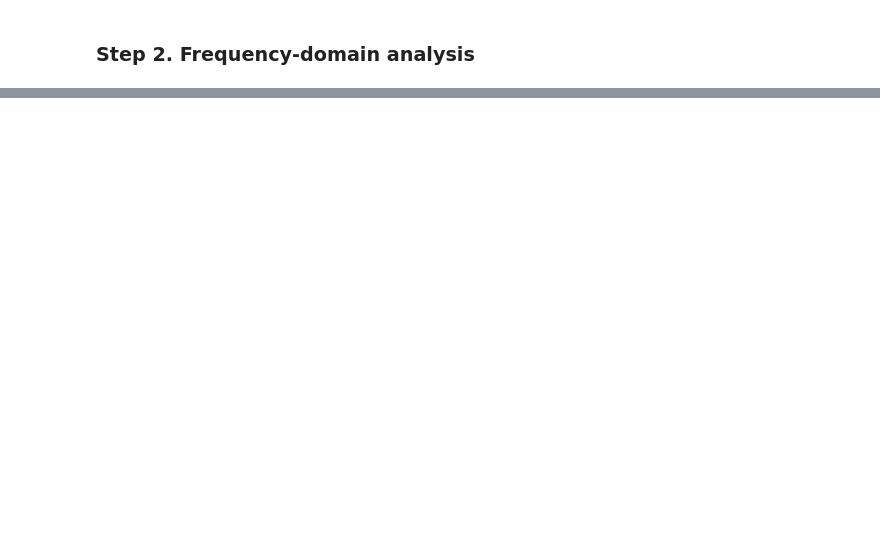
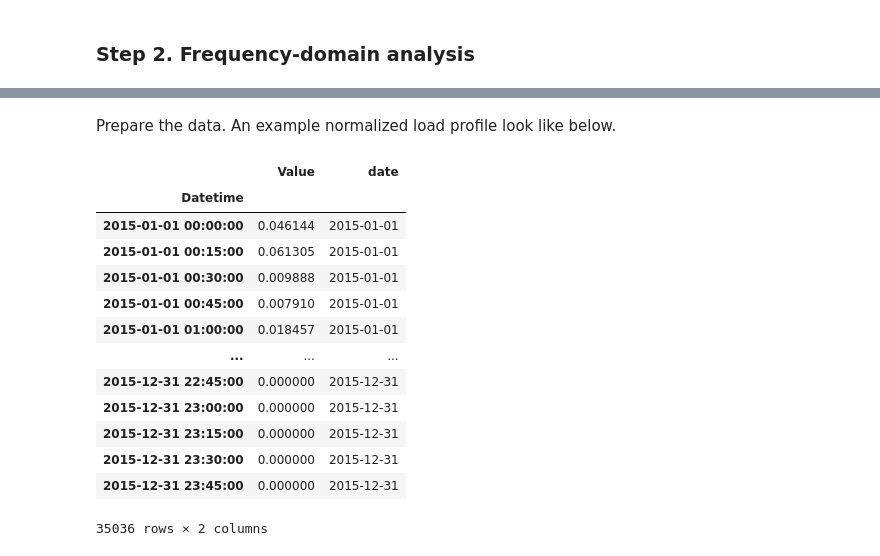
Before and after one commit to WalterZWang/EULP, a Jupyter notebook: frequency_domain/workflow_frequency_domain.ipynb, the cells around one changed output, grey strips where cells are left out. Cells and saved outputs as stored; diff of their text form; code cells hidden in the pictures; blank space fills up the shorter version.

```diff
--- a/frequency_domain/workflow_frequency_domain.ipynb
+++ b/frequency_domain/workflow_frequency_domain.ipynb
@@ -81,0 +120,28 @@ v_typical_ts_CSVs = list(np.take(v_ts_CSVs, np.where(kmeans_labels==1))[0]) # Ca
+# %% [markdown]
+Prepare the data. An example normalized load profile look like below.
+# %%
+import pandas as pd
+
+dir_typical_ts_CSVs = '/mnt/c/Users/hlee9/Documents/GitHub/DOE_EULP/EULP/data_all/valid_CSVs'
+dir_daily_window_dft_out = '/mnt/c/Users/hlee9/Documents/GitHub/DOE_EULP/EULP/fig/step_2'
+
+v_typical_ts_CSVs = ex.get_all_file_paths(dir_typical_ts_CSVs, 'csv')
+
+csv_in = v_typical_ts_CSVs[1]
+df_ts = ex.clean_pge_df_ts(csv_in, 2015).dropna()
+df_ts
+# %% [output]
+|  | Value | date |
+| Datetime |  |  |
+| 2015-01-01 00:00:00 | 0.046144 | 2015-01-01 |
+| 2015-01-01 00:15:00 | 0.061305 | 2015-01-01 |
+| 2015-01-01 00:30:00 | 0.009888 | 2015-01-01 |
+| 2015-01-01 00:45:00 | 0.007910 | 2015-01-01 |
+| 2015-01-01 01:00:00 | 0.018457 | 2015-01-01 |
+| ... | ... | ... |
+| 2015-12-31 22:45:00 | 0.000000 | 2015-12-31 |
+| 2015-12-31 23:00:00 | 0.000000 | 2015-12-31 |
+| 2015-12-31 23:15:00 | 0.000000 | 2015-12-31 |
+| 2015-12-31 23:30:00 | 0.000000 | 2015-12-31 |
+| 2015-12-31 23:45:00 | 0.000000 | 2015-12-31 |
+35036 rows × 2 columns
```
Also changed, not shown: parts of 20 cells of this notebook, 5 other files.
